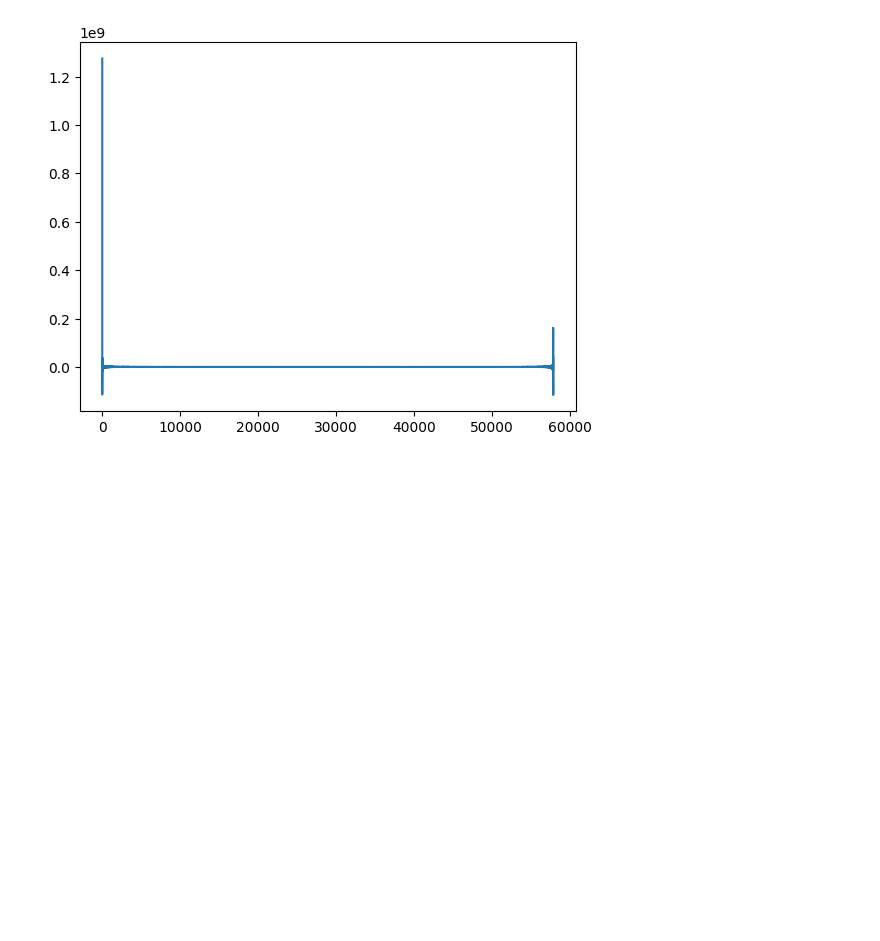
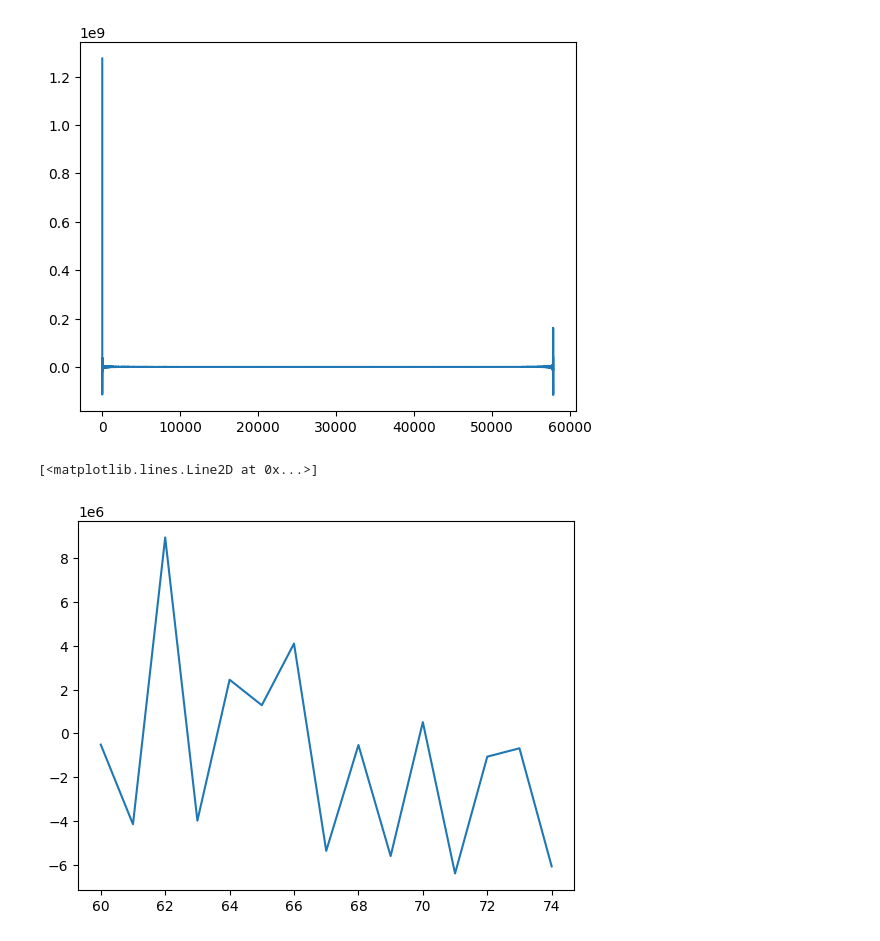
Before and after one commit to Tinmarian/tradingbot, a Jupyter notebook: cristian/scrips/analisis_graficas_derivadas.ipynb, the cells around one changed output. Saved outputs shown, nothing was run; the diff lists cells and outputs as text; code cells hidden in the pictures; blank space fills up the shorter version.

```diff
--- a/cristian/scrips/analisis_graficas_derivadas.ipynb
+++ b/cristian/scrips/analisis_graficas_derivadas.ipynb
@@ -104,3 +127,8 @@ plt.plot(dft.Fourier_Freq)
 # %% [output]
 [<matplotlib.lines.Line2D at 0x...>]
 [figure]
+# %%
+plt.plot(dft.Fourier_Freq[60:75])
+# %% [output]
+[<matplotlib.lines.Line2D at 0x...>]
+[figure, added]
```
Also changed, not shown: parts of 5 cells of this notebook.
